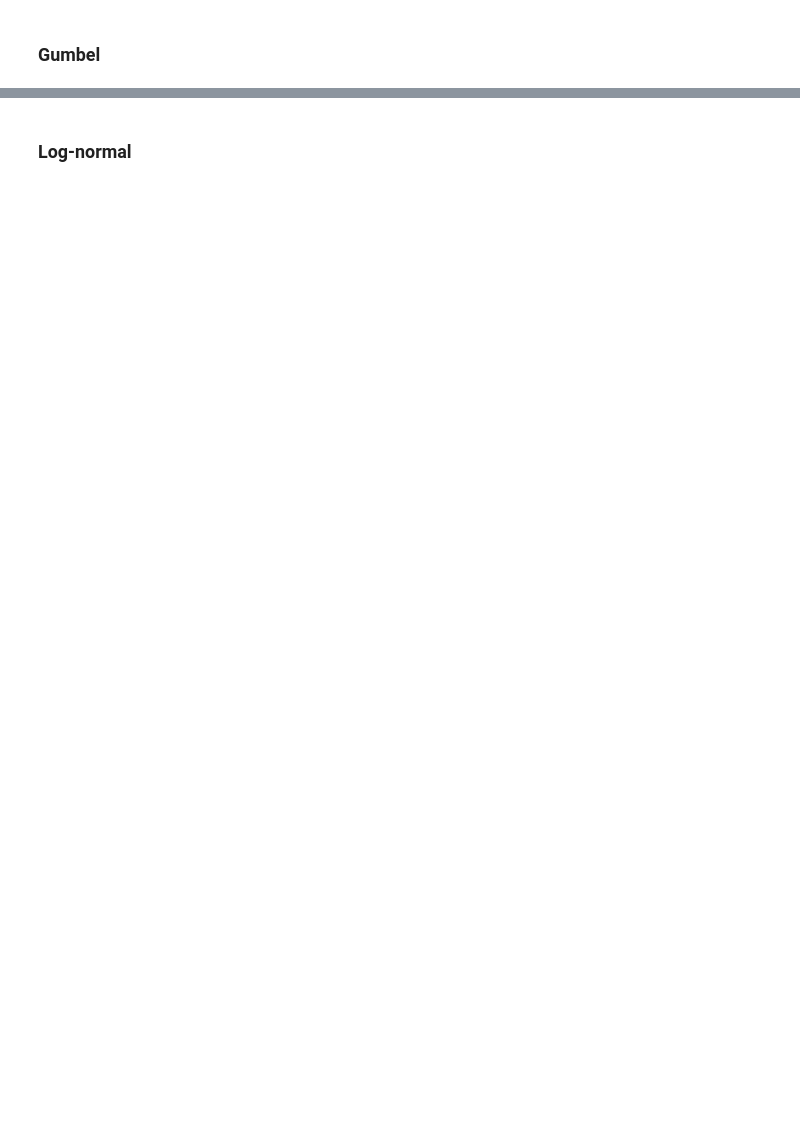
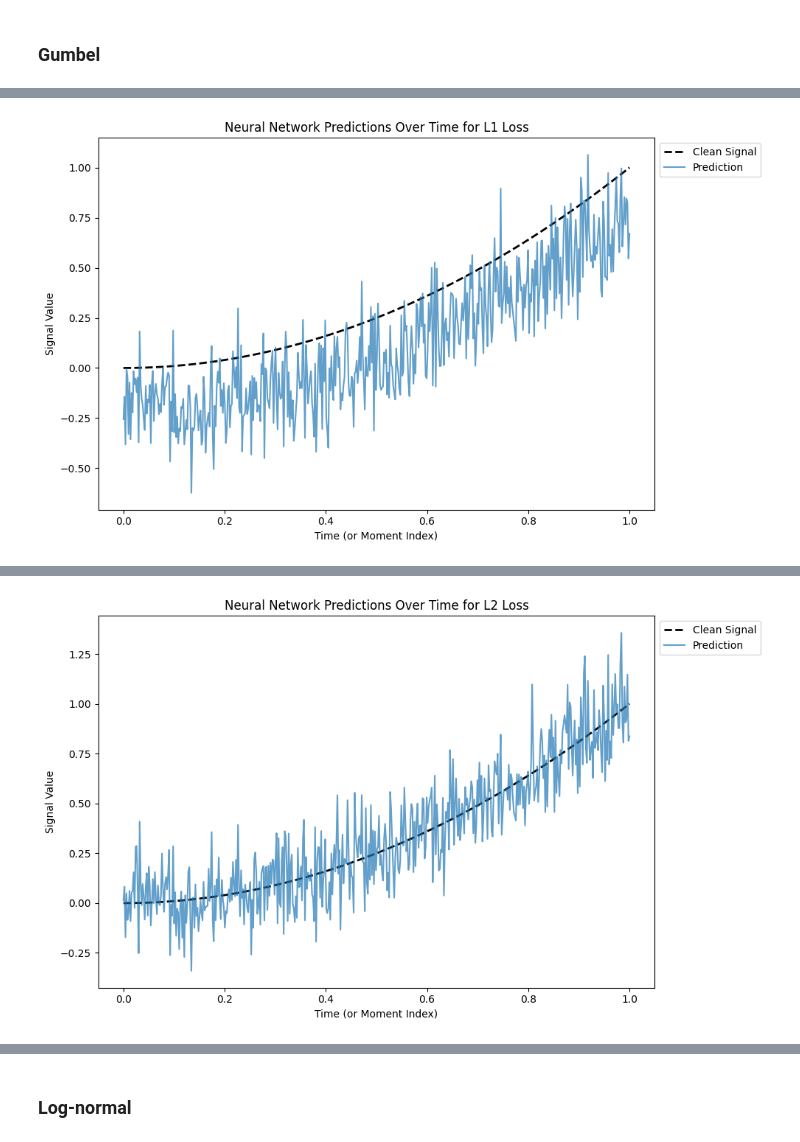
Before and after one commit to ikercb2000/ModellingError_TS, a Jupyter notebook: TransformSeries.ipynb, the cells around one changed output, grey strips where cells are left out. Drawn from its saved outputs; the diff is of its cells as text; code cells hidden in the pictures; blank space fills up the shorter version.

Commit message:
feat(transform-series): modified transform series notebook

```diff
--- a/TransformSeries.ipynb
+++ b/TransformSeries.ipynb
@@ -131,0 +21,66 @@ generate_prediction_plots(list_series, predictions_dict, loss_functions, plotter
+# %%
+# Seed
+
+seed = 3338
+np.random.seed(seed)
+random.seed(seed)
+tf.random.set_seed(seed)
+
+
+# Loss functions dictionary
+
+loss_functions = {
+    "L1": "mae",
+    "L2": "mse",
+    "Huber": keras.losses.Huber(delta=0.5)
+}
+
+# NN and series specifications
+
+seq_length = 500   # number of time steps (moments)
+num_examples = 100  # number of examples (noise realizations)
+batch_size = 16
+epochs = 50
+learning_rate = 0.01
+x = np.linspace(0, 1, seq_length)
+y_clean = x**2
+loc=0
+scale=1  # for lower values, difference seems random, but for higher values, we approach the expected
+theory_mean = scale*np.euler_gamma
+
+# Create arrays
+
+x_repeated = np.tile(x, (num_examples, 1))
+np.random.seed(32)
+noise = np.random.gumbel(loc=loc, scale=scale, size=num_examples * seq_length).reshape(num_examples, seq_length)
+data = np.tile(y_clean, (num_examples, 1)) + noise - np.array([theory_mean]*(num_examples * seq_length)).reshape(num_examples, seq_length)
+target = np.tile(y_clean, (num_examples, 1))
+
+# Create and estimate models
+
+model = keras.models.Sequential([
+    keras.layers.Input(shape=(seq_length,)),
+    keras.layers.Dense(128, activation='relu'),
+    keras.layers.Dense(seq_length, activation='linear')
+])
+
+optimizer = keras.optimizers.Adam(learning_rate=learning_rate)
+predict = {}
+
+for title, selected_loss in loss_functions.items():
+
+    model.compile(optimizer=optimizer, loss=selected_loss)
+    model.fit(x=x_repeated, y=data, batch_size=batch_size, epochs=epochs)
+    predictions = model.predict(x_repeated)
+    predict[title] = predictions[0]
+
+    plt.figure(figsize=(10, 6))
+    plt.plot(x, y_clean, 'k--', linewidth=2, label='Clean Signal')
+    plt.plot(x, predict[title], label=f'Prediction', alpha=0.7)
+    plt.xlabel("Time (or Moment Index)")
+    plt.ylabel("Signal Value")
+    plt.title(f"Neural Network Predictions Over Time for {title} Loss")
+    plt.legend(loc='upper left', bbox_to_anchor=(1, 1))
+    plt.tight_layout()
+    plt.show()
+# %% [output]
@@ -131,0 +104 @@ generate_prediction_plots(list_series, predictions_dict, loss_functions, plotter
+[figure, added]
@@ -131,0 +122 @@ generate_prediction_plots(list_series, predictions_dict, loss_functions, plotter
+[figure, added]
```
Also changed, not shown: parts of 34 cells of this notebook, 2 other files.
